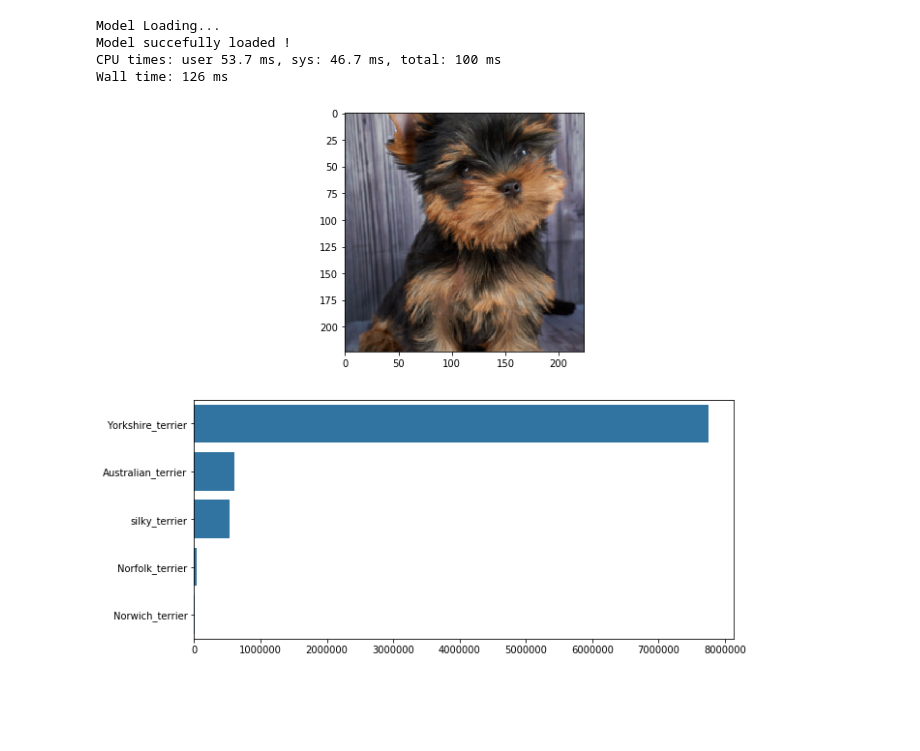
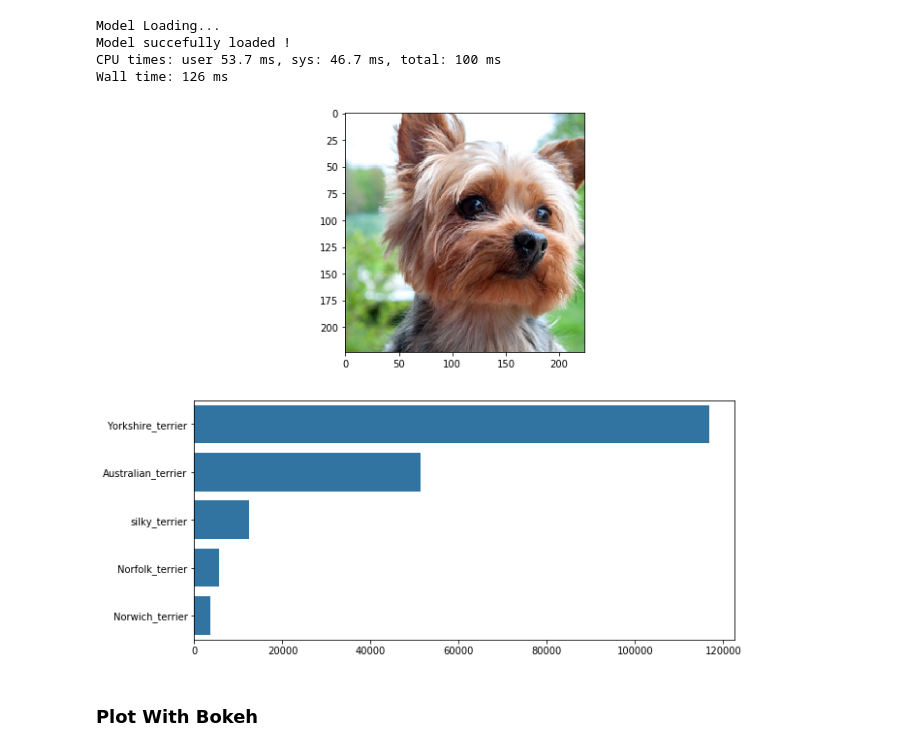
Before and after one commit to Mdhvince/Cnn_dog_breed_identification, a Jupyter notebook: dog.ipynb, the cells around one changed output. Drawn from its saved outputs; the diff is of its cells as text; code cells hidden in the pictures; blank space fills up the shorter version.

Commit message:
add yorkshire image to test

```diff
--- a/dog.ipynb
+++ b/dog.ipynb
@@ -151,34 +151,36 @@ def predict(image_path, model, imageFolderVariable, top_k=5):
     top_proba, top_label = proba.topk(top_k)
     top_proba = top_proba.detach().numpy().tolist()[0]
     top_label = top_label.detach().numpy().tolist()[0]
 
     # transform indices to classes name
     idx_to_class = {val: key for key, val in imageFolderVariable.class_to_idx.items()}
     top_labels = [idx_to_class[lab] for lab in top_label]
 
     return top_proba, [i[10:] for i in top_labels]
 
 
 def plot_solution(image_path, model):
     # Set up plot
     plt.figure(figsize = (10,10))
     ax = plt.subplot(2,1,1)
 
     # Plot
     img = process_image(image_path)
     imshow(img, ax);
 
     # Make prediction
     probs, labs = predict(image_path, model, train_data)
 
     # Plot bar chart
 
     plt.subplot(2,1,2)
     sns.barplot(x=probs, y=labs, color=sns.color_palette()[0]);
     plt.show()
 
-plot_solution('yorkshire-terrier.jpg', model)
+plot_solution('Yorkshire-Terrier.jpg', model)
 # %% [output]
-[figure, old version]
+[figure, new version]
+# %% [markdown]
+### Plot With Bokeh
 # %%
 from bokeh.models import GeoJSONDataSource, ColumnDataSource, HoverTool, CategoricalColorMapper
```
Also changed, not shown: parts of 5 cells of this notebook.
